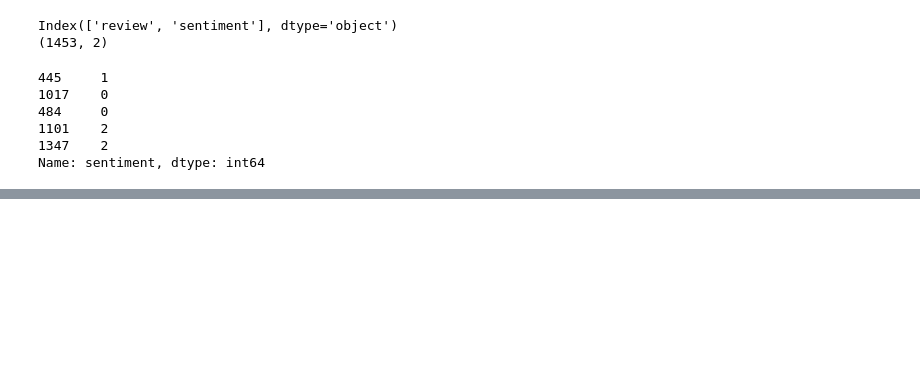
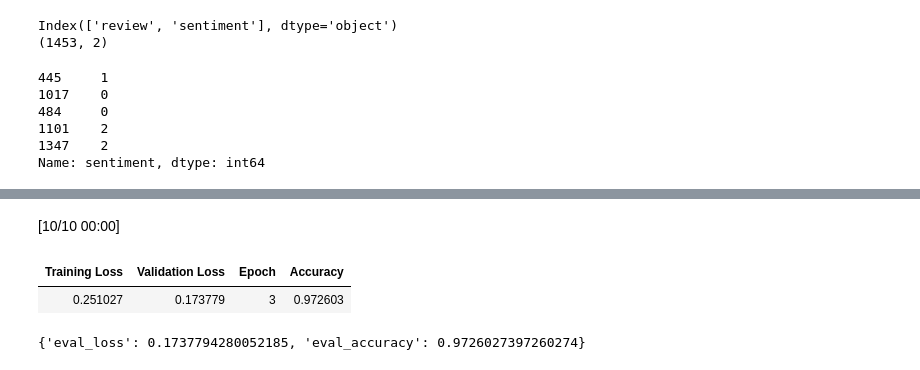
Before and after one commit to rohanpython9229-collab/Opinion_metrix_AI_Sentiment_Transformer, a Jupyter notebook: notebooks/03_model_training.ipynb, the cells around one changed output, grey strips where cells are left out. Drawn from its saved outputs; the diff is of its cells as text; code cells hidden in the pictures; blank space fills up the shorter version.

```diff
--- a/notebooks/03_model_training.ipynb
+++ b/notebooks/03_model_training.ipynb
@@ -119,0 +186,9 @@ Name: sentiment, dtype: int64
+# %%
+from transformers import AutoModelForSequenceClassification
+
+model = AutoModelForSequenceClassification.from_pretrained(
+    "distilbert-base-uncased",
+    num_labels=3,
+    id2label=id2label,
+    label2id=label2id
+)
@@ -119,0 +261,9 @@ Name: sentiment, dtype: int64
+# %%
+test_results = trainer.evaluate(tokenized_dataset["test"])
+
+print(test_results)
+# %% [output]
+[10/10 00:00]
+| Training Loss | Validation Loss | Epoch | Accuracy |
+| 0.251027 | 0.173779 | 3 | 0.972603 |
+{'eval_loss': 0.1737794280052185, 'eval_accuracy': 0.9726027397260274}
```
Also changed, not shown: parts of 17 cells of this notebook.
